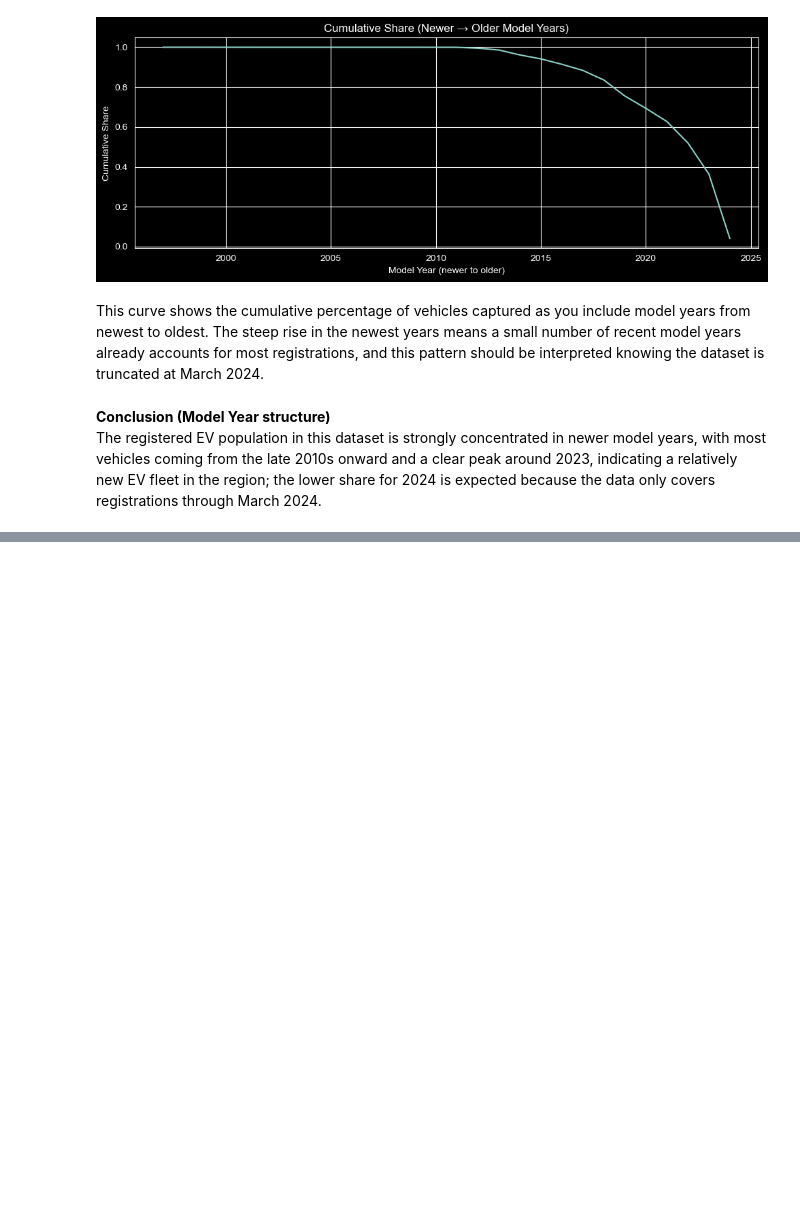
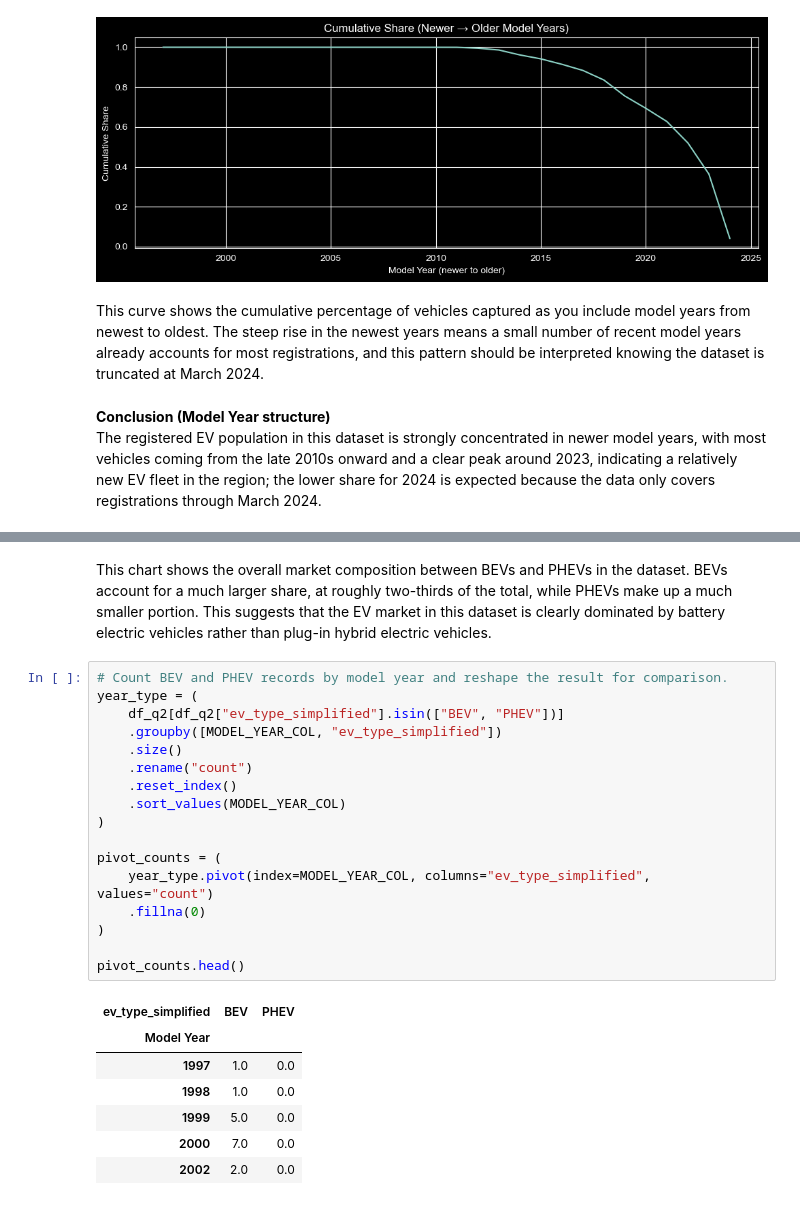
Before and after one commit to dongbaiqi22/EV_analysis, a Jupyter notebook: notebooks/02_EDA_market_analysis.ipynb, the cells around one changed output, grey strips where cells are left out. Drawn from its saved outputs; the diff is of its cells as text; blank space fills up the shorter version.

```diff
--- a/notebooks/02_EDA_market_analysis.ipynb
+++ b/notebooks/02_EDA_market_analysis.ipynb
@@ -132,0 +182,27 @@ The registered EV population in this dataset is strongly concentrated in newer m
+# %% [markdown]
+This chart shows the overall market composition between BEVs and PHEVs in the dataset. BEVs account for a much larger share, at roughly two-thirds of the total, while PHEVs make up a much smaller portion. This suggests that the EV market in this dataset is clearly dominated by battery electric vehicles rather than plug-in hybrid electric vehicles.
+# %%
+# Count BEV and PHEV records by model year and reshape the result for comparison.
+year_type = (
+    df_q2[df_q2["ev_type_simplified"].isin(["BEV", "PHEV"])]
+    .groupby([MODEL_YEAR_COL, "ev_type_simplified"])
+    .size()
+    .rename("count")
+    .reset_index()
+    .sort_values(MODEL_YEAR_COL)
+)
+
+pivot_counts = (
+    year_type.pivot(index=MODEL_YEAR_COL, columns="ev_type_simplified", values="count")
+    .fillna(0)
+)
+
+pivot_counts.head()
+# %% [output]
+| ev_type_simplified | BEV | PHEV |
+| Model Year |  |  |
+| 1997 | 1.0 | 0.0 |
+| 1998 | 1.0 | 0.0 |
+| 1999 | 5.0 | 0.0 |
+| 2000 | 7.0 | 0.0 |
+| 2002 | 2.0 | 0.0 |
```
Also changed, not shown: parts of 7 cells of this notebook.
